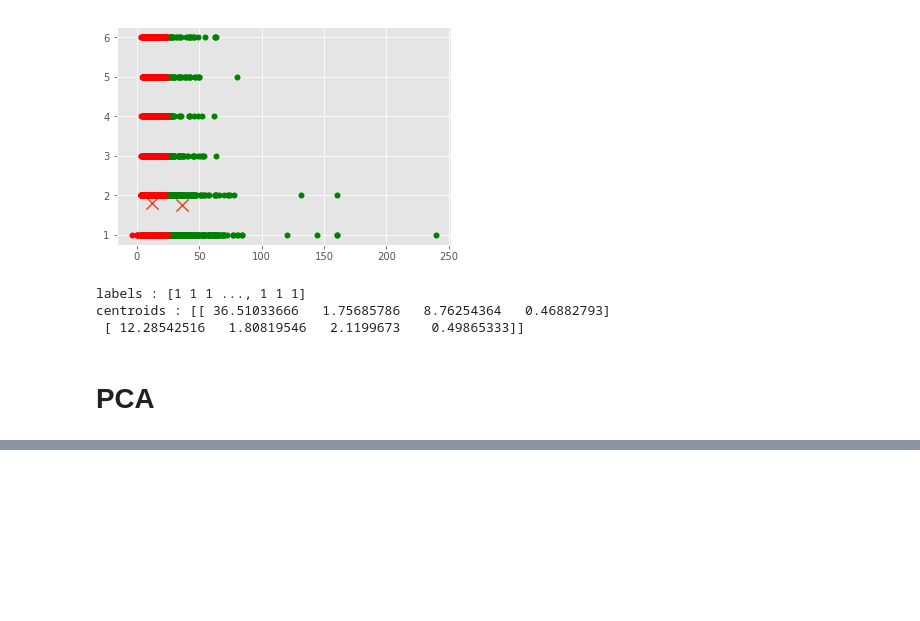
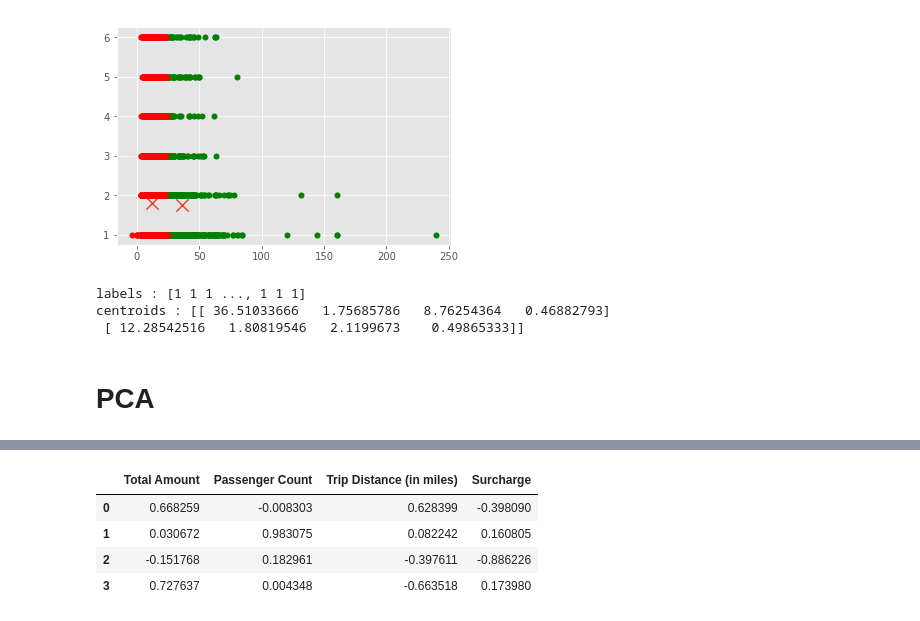
Before and after one commit to rapha94/NYC_Taxis, a Jupyter notebook: project.ipynb, the cells around one changed output, grey strips where cells are left out. Cells and saved outputs as stored; diff of their text form; code cells hidden in the pictures; blank space fills up the shorter version.

```diff
--- a/project.ipynb
+++ b/project.ipynb
@@ -622,0 +699,11 @@ new_dt.reset_index()
+# %%
+#components = pd.DataFrame(pca.components_, columns =X_std.columns, index=[1, 2])
+
+components = pd.DataFrame(pca.components_, columns = ['Total Amount', 'Passenger Count', 'Trip Distance (in miles)', 'Surcharge'])
+components
+# %% [output]
+|  | Total Amount | Passenger Count | Trip Distance (in miles) | Surcharge |
+| 0 | 0.668259 | -0.008303 | 0.628399 | -0.398090 |
+| 1 | 0.030672 | 0.983075 | 0.082242 | 0.160805 |
+| 2 | -0.151768 | 0.182961 | -0.397611 | -0.886226 |
+| 3 | 0.727637 | 0.004348 | -0.663518 | 0.173980 |
```
Also changed, not shown: parts of 16 cells of this notebook.
